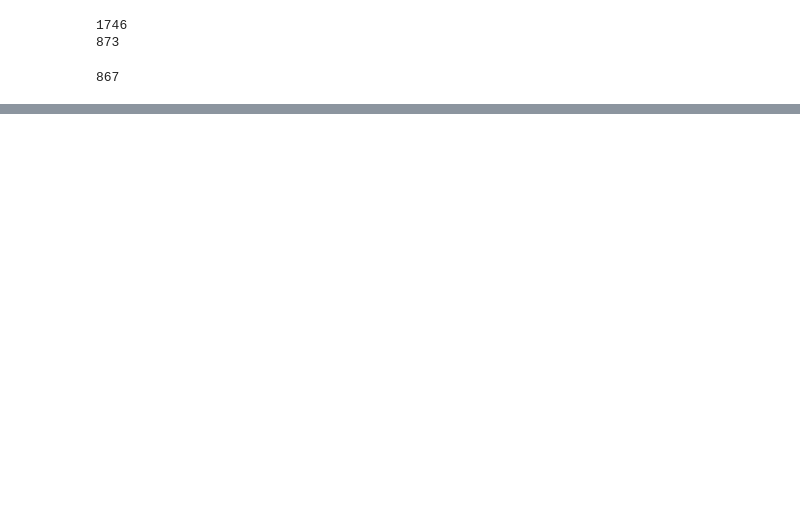
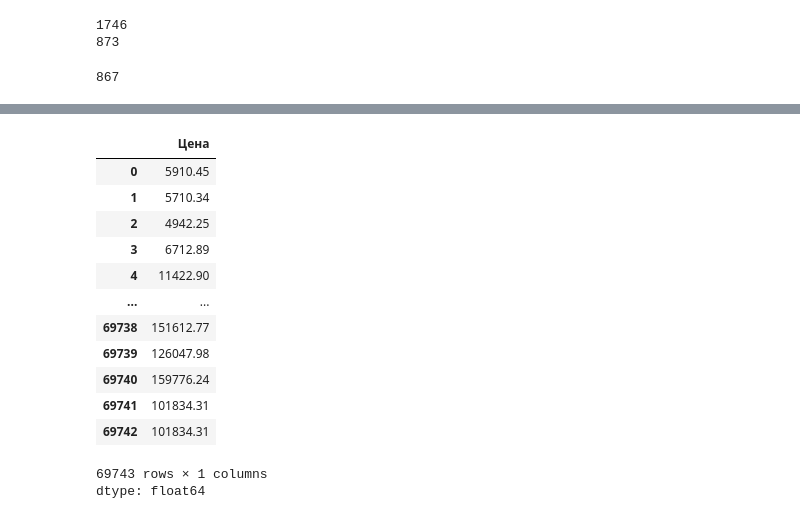
Before and after one commit to Nikarashi/Forecasting-a-Time-Series-of-Real-Estate-Prices, a Jupyter notebook: data_preprocessing.ipynb, the cells around one changed output, grey strips where cells are left out. Drawn from its saved outputs; the diff is of its cells as text; code cells hidden in the pictures; blank space fills up the shorter version.

```diff
--- a/data_preprocessing.ipynb
+++ b/data_preprocessing.ipynb
@@ -247,0 +393,18 @@ SyntaxError: incomplete input (<ipython-input-173-9a2539cc52df>, line 4)
+# %%
+df_melted = df_melted.reset_index()
+df_melted['Цена'] = df_melted['Цена'].interpolate(method='spline', order=5)
+# %% [output]
+|  | Цена |
+| 0 | 5910.45 |
+| 1 | 5710.34 |
+| 2 | 4942.25 |
+| 3 | 6712.89 |
+| 4 | 11422.90 |
+| ... | ... |
+| 69738 | 151612.77 |
+| 69739 | 126047.98 |
+| 69740 | 159776.24 |
+| 69741 | 101834.31 |
+| 69742 | 101834.31 |
+69743 rows × 1 columns
+dtype: float64
```
Also changed, not shown: parts of 37 cells of this notebook.
